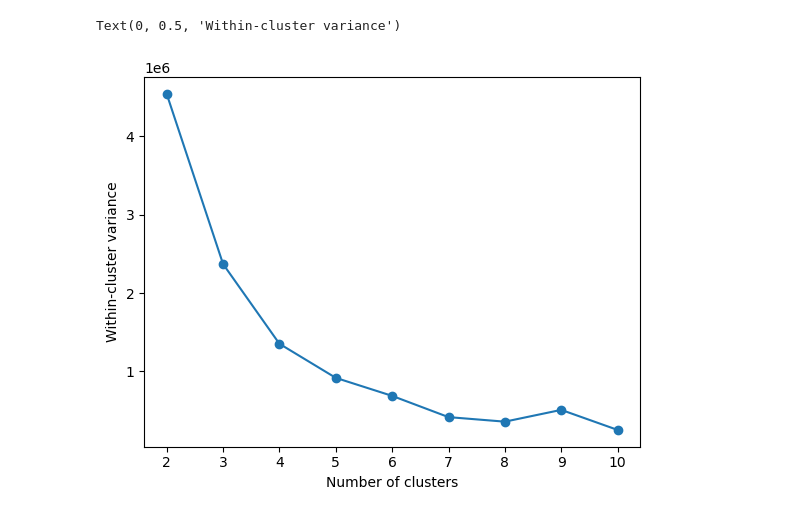
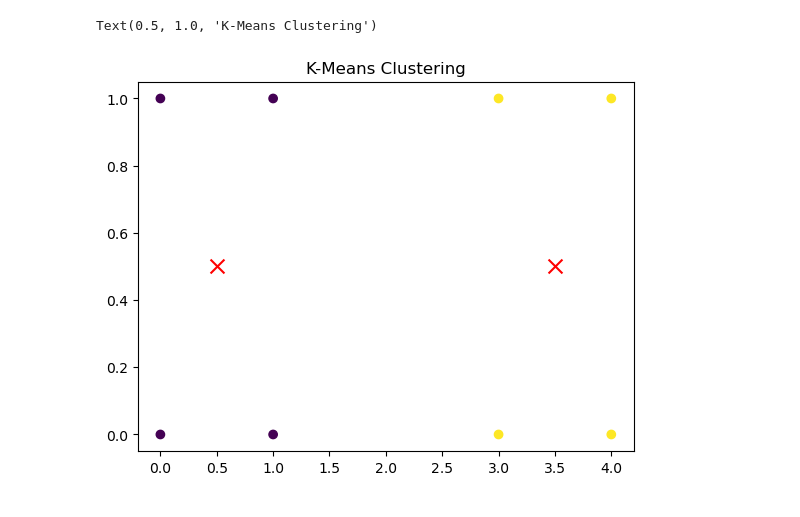
Before and after one commit to asytrix99/models, a Jupyter notebook: holy grail/cleaned_vanilla/kmeans.ipynb, the cells around one changed output. Drawn from its saved outputs; the diff is of its cells as text; code cells hidden in the pictures.

```diff
--- a/holy grail/cleaned_vanilla/kmeans.ipynb
+++ b/holy grail/cleaned_vanilla/kmeans.ipynb
@@ -44,21 +48,21 @@ def k_means(data_points, centers_init, n_clusters, max_iterations=100, tol=1e-4)
 # %%
 # LOADED (Change seed, n_clusters range)
-J = {}
-np.random.seed(42)
-for n_clusters in range(2, 11):
-    centers_init = X[np.random.choice(X.shape[0], n_clusters, replace=False)]
-    centers, labels = k_means(X, centers_init, n_clusters=n_clusters)
-    within_cluster_var = np.sum((X - centers[labels]) ** 2)
-    J[n_clusters] = within_cluster_var
-    print(f"Converged centers for {n_clusters} clusters:", centers)
-    print(f"Within-cluster variance for {n_clusters} clusters:", within_cluster_var)
+# J = {}
+# np.random.seed(42)
+# for n_clusters in range(2, 11):
+#     centers_init = X[np.random.choice(X.shape[0], n_clusters, replace=False)]
+#     centers, labels = k_means(X, centers_init, n_clusters=n_clusters)
+#     within_cluster_var = np.sum((X - centers[labels]) ** 2)
+#     J[n_clusters] = within_cluster_var
+#     print(f"Converged centers for {n_clusters} clusters:", centers)
+#     print(f"Within-cluster variance for {n_clusters} clusters:", within_cluster_var)
 
 # MANUAL (No change)
-# print(data_points[:, np.newaxis])
-# data_points[:, np.newaxis].shape
-# data_points[:, np.newaxis] - centers_init
-# np.linalg.norm(data_points [:, np.newaxis] - centers_init, axis=2)
-# centers, labels = k_means(data_points, centers_init, n_clusters=2)
-# print("Converged centers :", centers)
-# print("cluster Labels :", labels)
+print(data_points[:, np.newaxis])
+data_points[:, np.newaxis].shape
+data_points[:, np.newaxis] - centers_init
+np.linalg.norm(data_points [:, np.newaxis] - centers_init, axis=2)
+centers, labels = k_means(data_points, centers_init, n_clusters=2)
+print("Converged centers :", centers)
+print("cluster Labels :", labels)
 # %% [output]
@@ -82,13 +86,13 @@ Within-cluster variance for 10 clusters: 251326.40146556252
 # %%
 # LOADED (No change)
-plt.plot(J.keys(), J.values(), marker='o')
-plt.xlabel('Number of clusters')
-plt.ylabel('Within-cluster variance')
+# plt.plot(J.keys(), J.values(), marker='o')
+# plt.xlabel('Number of clusters')
+# plt.ylabel('Within-cluster variance')
 
 # MANUAL (No change)
-# plt.scatter(data_points[:, 0], data_points[:, 1], c=labels, cmap='viridis', marker='o')
-# plt.scatter(centers[:, 0], centers[:, 1], c='red', marker='x', s=100, label='Centroids')
-# plt.title('K-Means Clustering')
+plt.scatter(data_points[:, 0], data_points[:, 1], c=labels, cmap='viridis', marker='o')
+plt.scatter(centers[:, 0], centers[:, 1], c='red', marker='x', s=100, label='Centroids')
+plt.title('K-Means Clustering')
 # %% [output]
-Text(0, 0.5, 'Within-cluster variance')
+Text(0.5, 1.0, 'K-Means Clustering')
-[figure, old version]
+[figure, new version]
```
Also changed, not shown: parts of 3 cells of this notebook, 13 other files.
